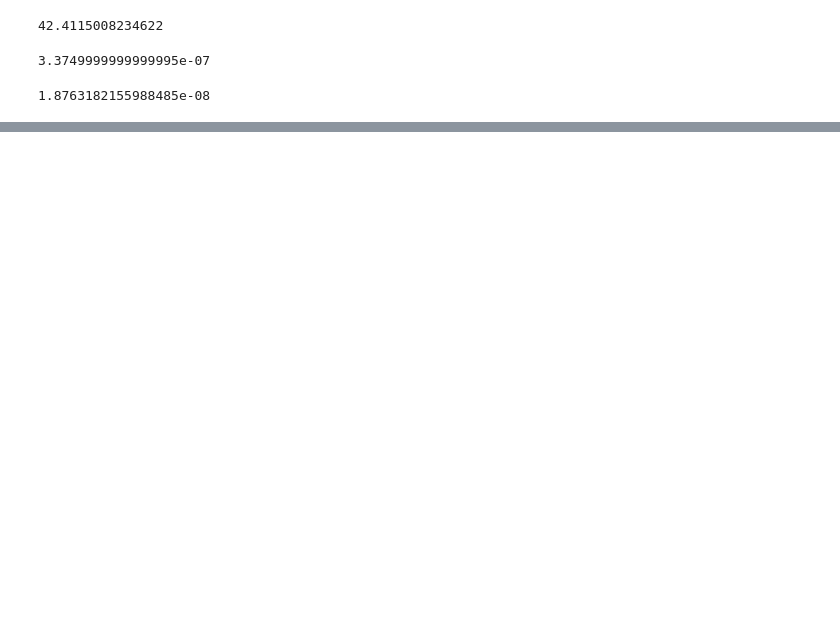
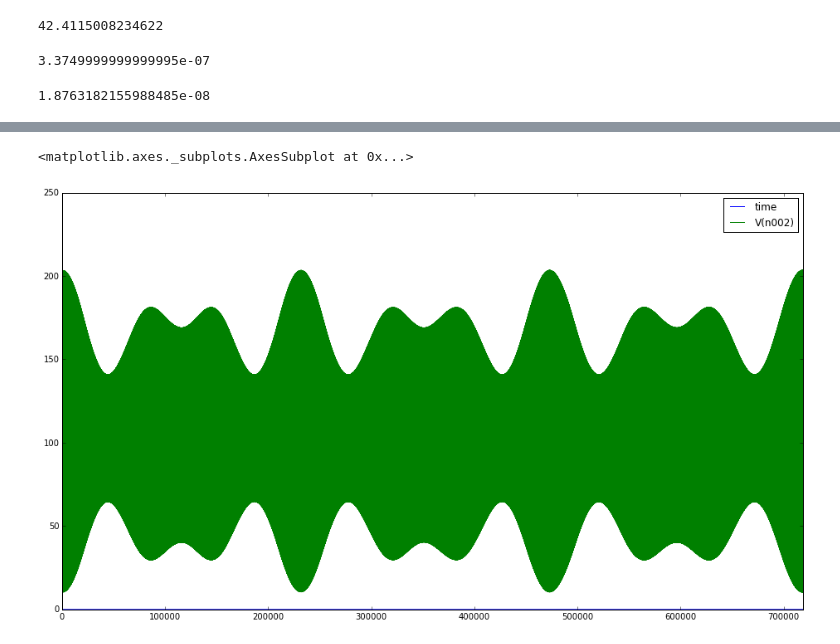
Before and after one commit to santisaran/EAIII, a Jupyter notebook: Clase 160916 - duplicador clase B.ipynb, the cells around one changed output, grey strips where cells are left out. Cells and saved outputs as stored; diff of their text form; code cells hidden in the pictures; blank space fills up the shorter version.

```diff
--- a/Clase 160916 - duplicador clase B.ipynb
+++ b/Clase 160916 - duplicador clase B.ipynb
@@ -152,0 +87,7 @@ At1970 = 1/
+# %%
+output =  pd.read_csv("DobladorFrecuenciaVRc.txt",sep='\t')
+# %%
+output.plot()
+# %% [output]
+<matplotlib.axes._subplots.AxesSubplot at 0x...>
+[figure, added]
```
Also changed, not shown: parts of 52 cells of this notebook, 7 other files.
